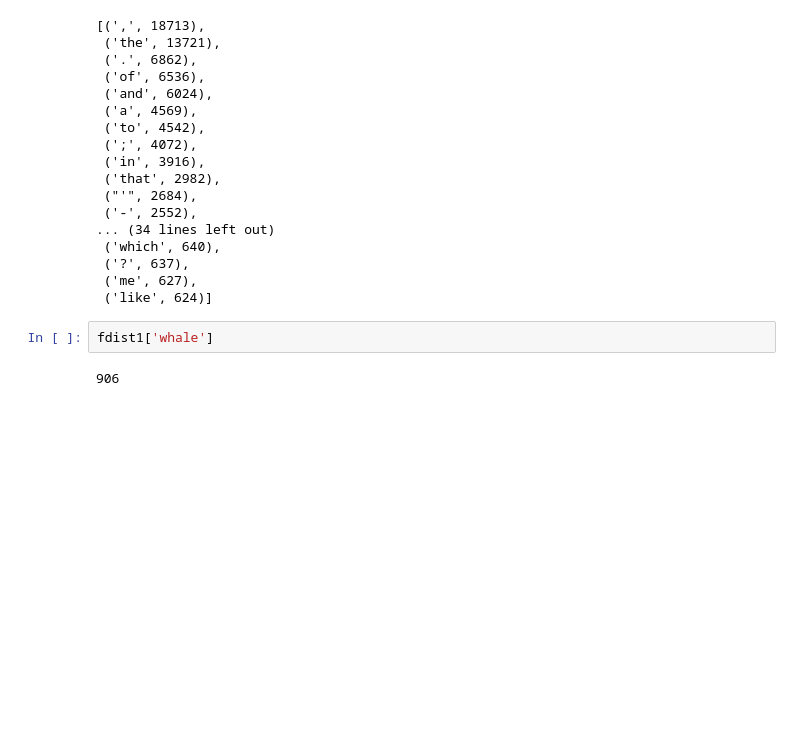
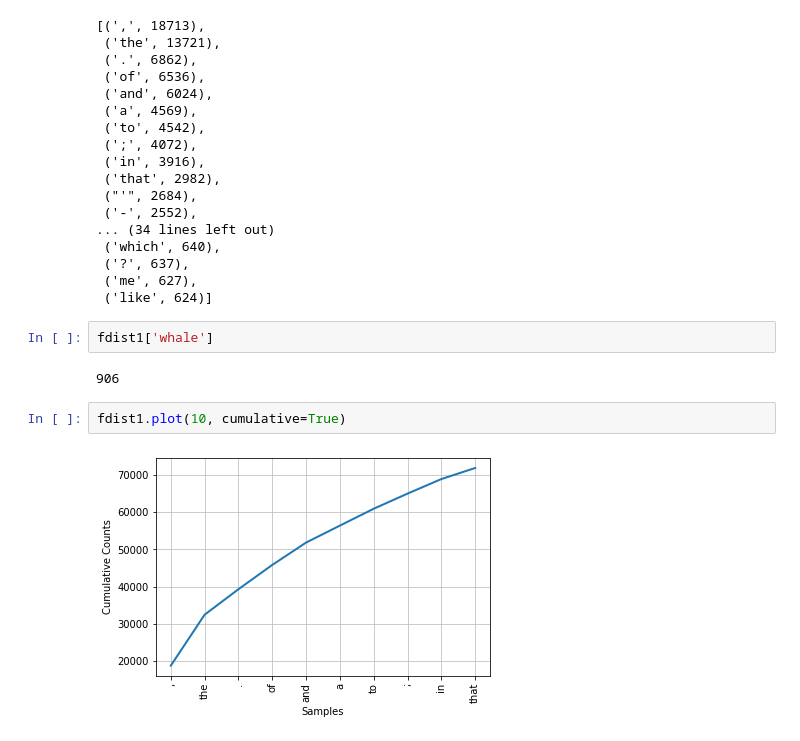
Before and after one commit to muhsufyan/nlp, a Jupyter notebook: bab1.ipynb, the cells around one changed output. Cells and saved outputs as stored; diff of their text form; blank space fills up the shorter version.

```diff
--- a/bab1.ipynb
+++ b/bab1.ipynb
@@ -335,3 +335,7 @@ fdist1.most_common(50)
 fdist1['whale']
 # %% [output]
 906
+# %%
+fdist1.plot(10, cumulative=True)
+# %% [output]
+[figure, added]
```
Also changed, not shown: parts of 50 cells of this notebook.
